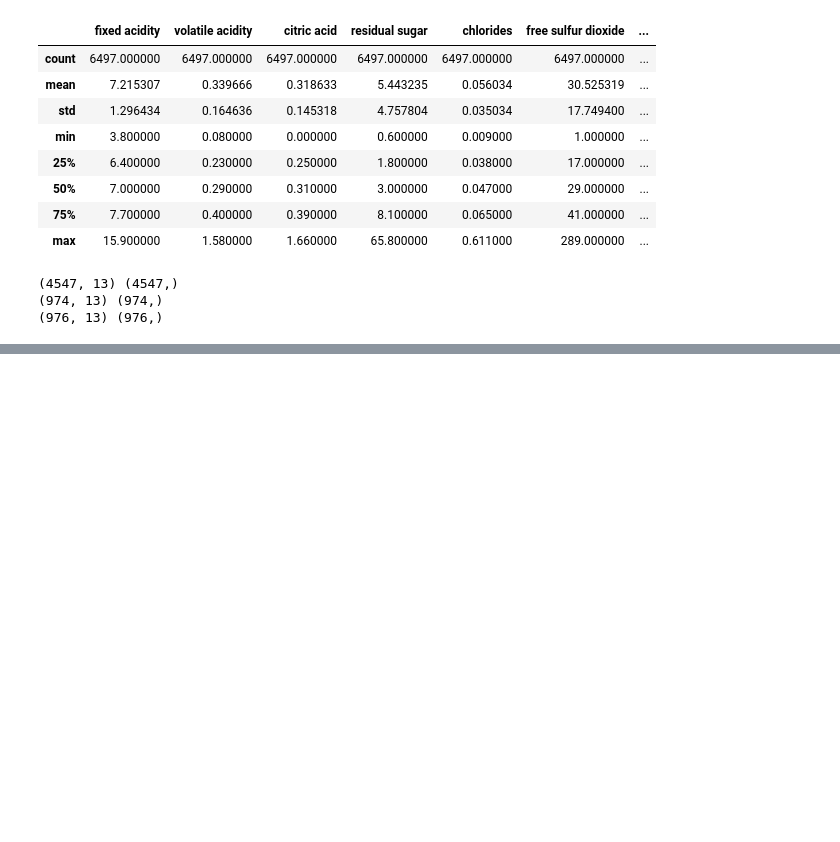
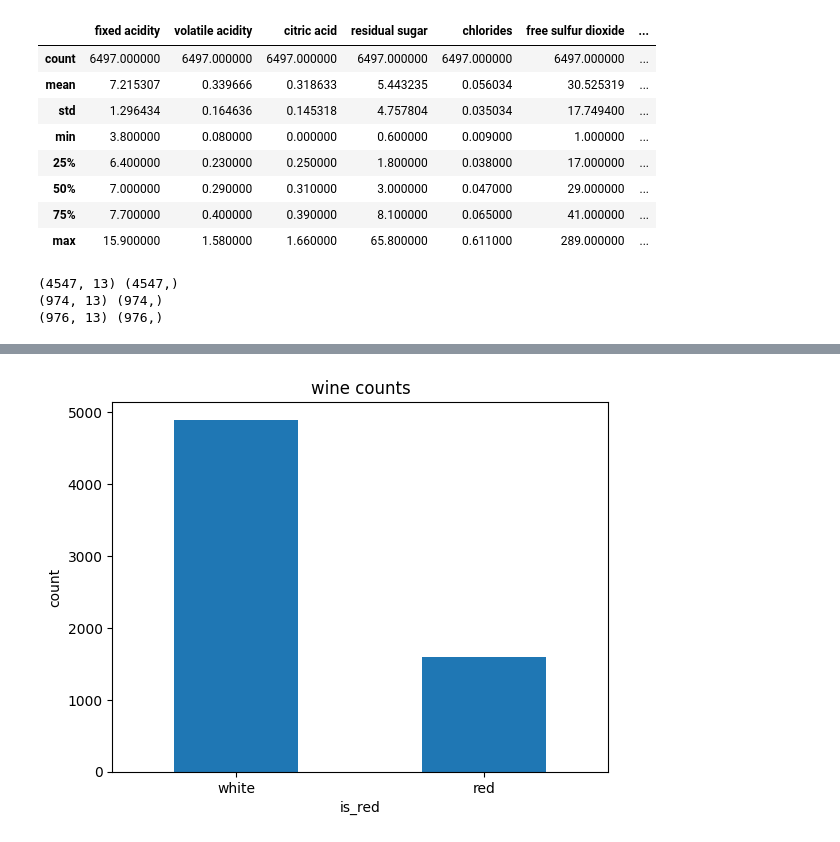
Before and after one commit to aidenward6/ml-a-1, a Jupyter notebook: all-the-code.ipynb, the cells around one changed output, grey strips where cells are left out. Cells and saved outputs as stored; diff of their text form; code cells hidden in the pictures; blank space fills up the shorter version.

```diff
--- a/all-the-code.ipynb
+++ b/all-the-code.ipynb
@@ -91,0 +103,8 @@ print(X_test.shape, y_test.shape)
+# %%
+df['is_red'].value_counts().plot(kind='bar')
+plt.xticks([0, 1], ['white', 'red'], rotation=0)
+plt.ylabel('count')
+plt.title('wine counts')
+plt.show()
+# %% [output]
+[figure, added]
```
Also changed, not shown: parts of 3 cells of this notebook.
